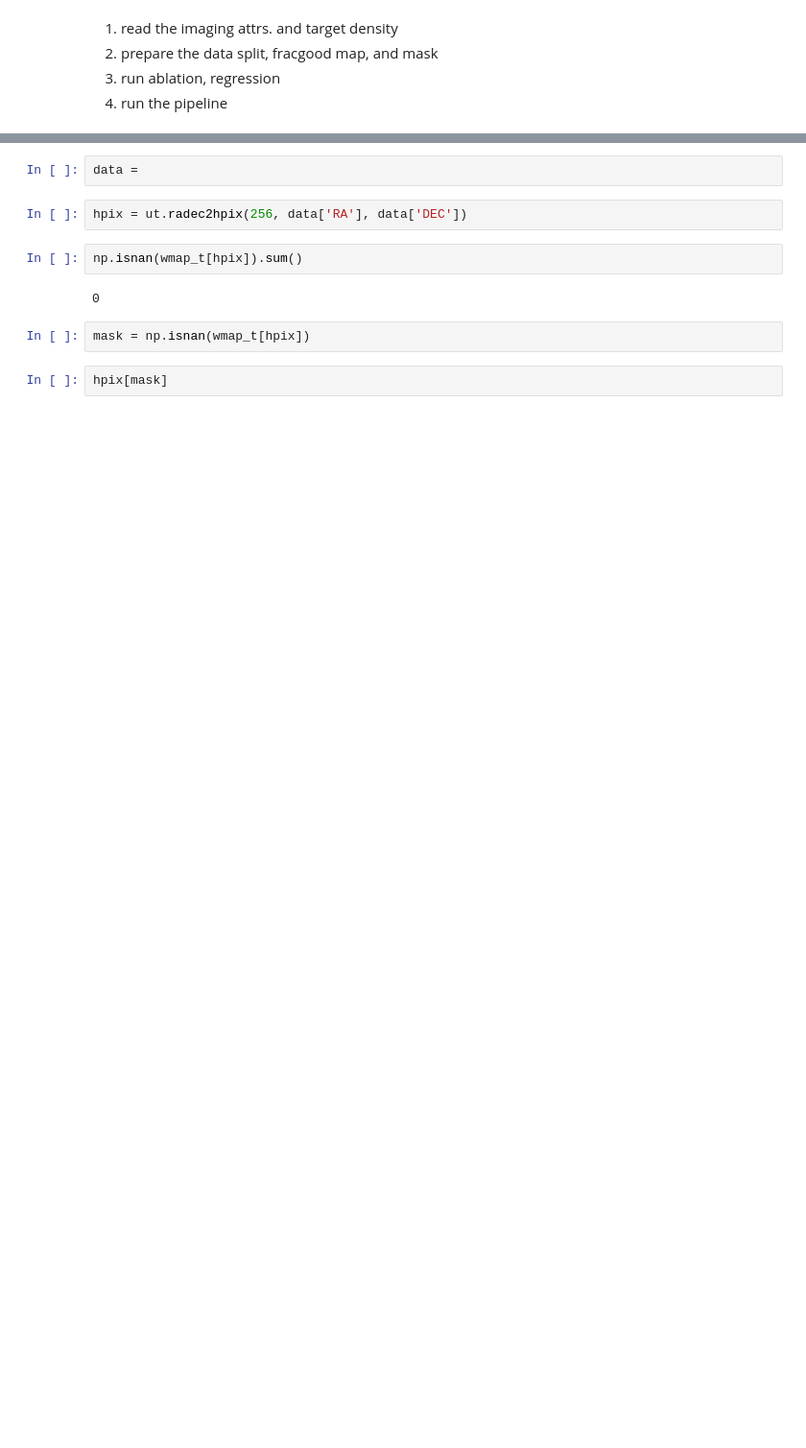
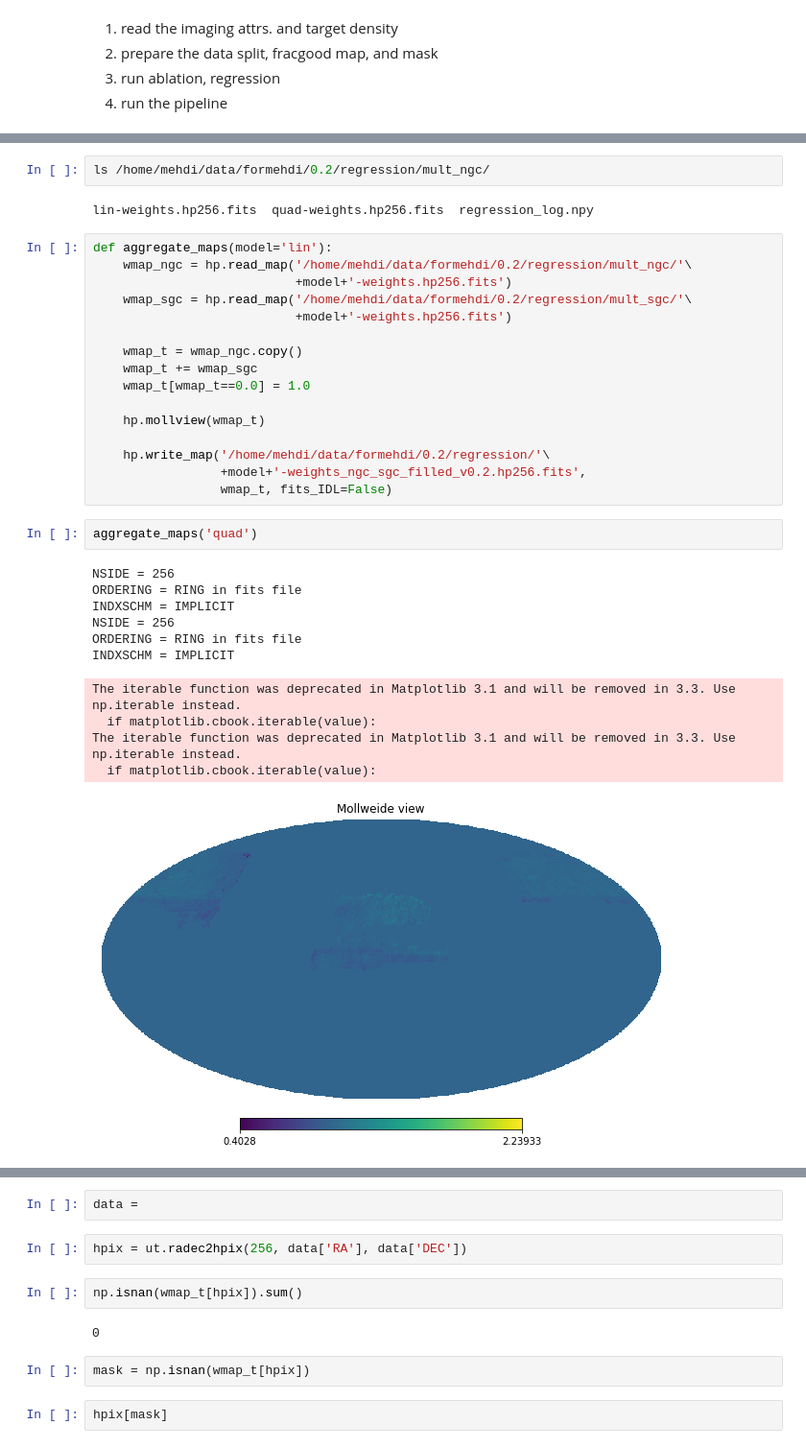
Before and after one commit to mehdirezaie/desisv, a Jupyter notebook: dr8_for_pauline.ipynb, the cells around one changed output, grey strips where cells are left out. Shown at 96% size. Drawn from its saved outputs; the diff is of its cells as text; blank space fills up the shorter version.

```diff
--- a/dr8_for_pauline.ipynb
+++ b/dr8_for_pauline.ipynb
@@ -29,3 +32,37 @@ INDXSCHM = IMPLICIT
 NSIDE = 256
 ORDERING = RING in fits file
 INDXSCHM = IMPLICIT
+# %%
+ls /home/mehdi/data/formehdi/0.2/regression/mult_ngc/
+# %% [output]
+lin-weights.hp256.fits  quad-weights.hp256.fits  regression_log.npy
+# %%
+def aggregate_maps(model='lin'):
+    wmap_ngc = hp.read_map('/home/mehdi/data/formehdi/0.2/regression/mult_ngc/'\
+                           +model+'-weights.hp256.fits')
+    wmap_sgc = hp.read_map('/home/mehdi/data/formehdi/0.2/regression/mult_sgc/'\
+                           +model+'-weights.hp256.fits')
+
+    wmap_t = wmap_ngc.copy()
+    wmap_t += wmap_sgc
+    wmap_t[wmap_t==0.0] = 1.0
+
+    hp.mollview(wmap_t)
+
+    hp.write_map('/home/mehdi/data/formehdi/0.2/regression/'\
+                 +model+'-weights_ngc_sgc_filled_v0.2.hp256.fits',
+                 wmap_t, fits_IDL=False)
+# %%
+aggregate_maps('quad')
+# %% [output]
+NSIDE = 256
+ORDERING = RING in fits file
+INDXSCHM = IMPLICIT
+NSIDE = 256
+ORDERING = RING in fits file
+INDXSCHM = IMPLICIT
+The iterable function was deprecated in Matplotlib 3.1 and will be removed in 3.3. Use np.iterable instead.
+  if matplotlib.cbook.iterable(value):
+The iterable function was deprecated in Matplotlib 3.1 and will be removed in 3.3. Use np.iterable instead.
+  if matplotlib.cbook.iterable(value):
+[figure, added]
```
Also changed, not shown: parts of 5 cells of this notebook, 3 other files.
